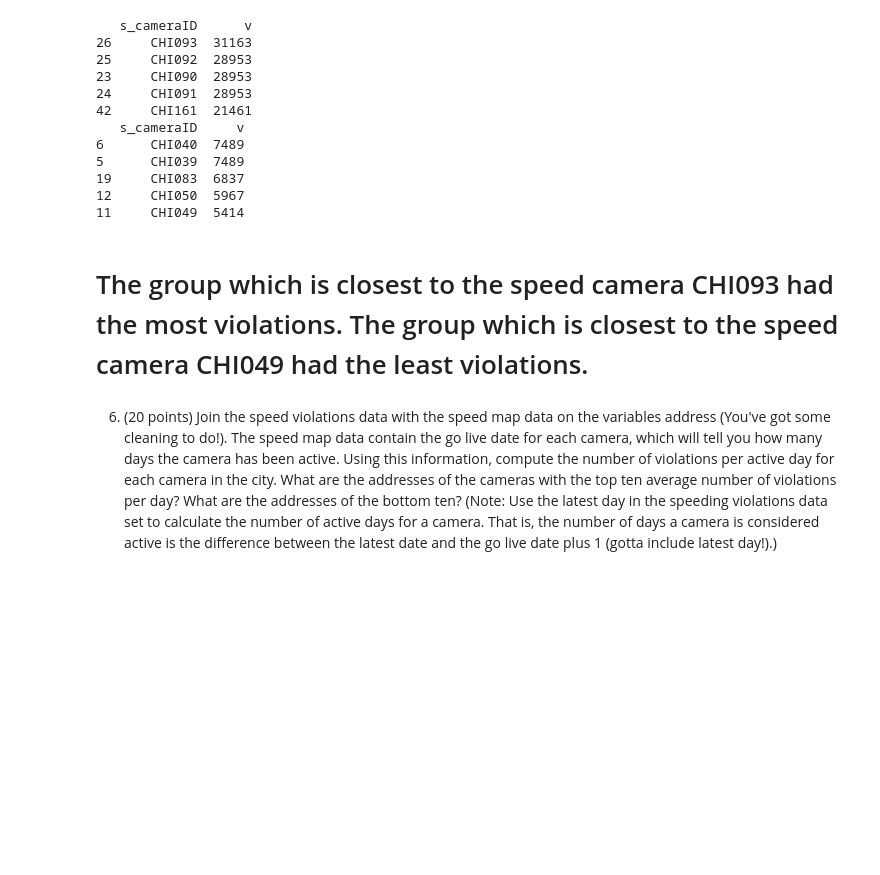
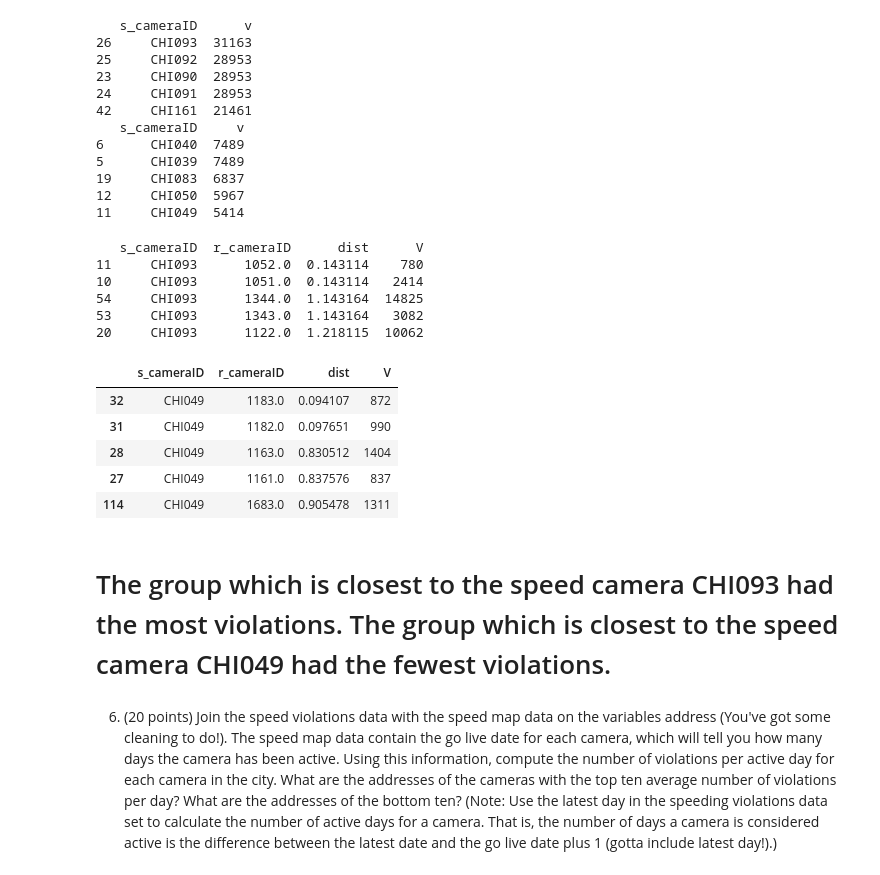
Before and after one commit to jamesqiu2021/DSCI-401-QW, a Jupyter notebook: test_2_WQ.ipynb, the cells around one changed output. Saved outputs shown, nothing was run; the diff lists cells and outputs as text; code cells hidden in the pictures; blank space fills up the shorter version.

```diff
--- a/test_2_WQ.ipynb
+++ b/test_2_WQ.ipynb
@@ -416,8 +416,26 @@ print(v_high.tail(5))
 19     CHI083  6837
 12     CHI050  5967
 11     CHI049  5414
+# %%
+most_V=v[v.s_cameraID=="CHI093"]
+print(most_V) # list of red camera ID for the group with the most violations
+fewest_V=v[v.s_cameraID=="CHI049"]
+fewest_V # list of red camera ID for the group with the fewest violations
+# %% [output]
+   s_cameraID  r_cameraID      dist      V
+11     CHI093      1052.0  0.143114    780
+10     CHI093      1051.0  0.143114   2414
+54     CHI093      1344.0  1.143164  14825
+53     CHI093      1343.0  1.143164   3082
+20     CHI093      1122.0  1.218115  10062
+|  | s_cameraID | r_cameraID | dist | V |
+| 32 | CHI049 | 1183.0 | 0.094107 | 872 |
+| 31 | CHI049 | 1182.0 | 0.097651 | 990 |
+| 28 | CHI049 | 1163.0 | 0.830512 | 1404 |
+| 27 | CHI049 | 1161.0 | 0.837576 | 837 |
+| 114 | CHI049 | 1683.0 | 0.905478 | 1311 |
 # %% [markdown]
-# The group which is closest to the speed camera CHI093 had the most violations. The group which is closest to the speed camera CHI049 had the least violations.
+# The group which is closest to the speed camera CHI093 had the most violations. The group which is closest to the speed camera CHI049 had the fewest violations.
 # %% [markdown]
 6. (20 points) Join the speed violations data with the speed map data on the
 variables address (You've got some cleaning to do!). The speed map data
```
